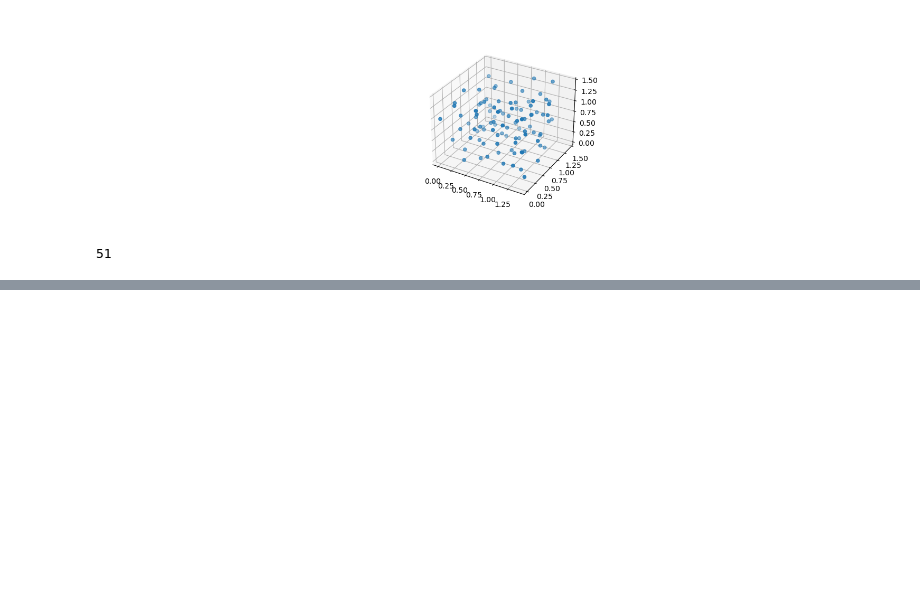
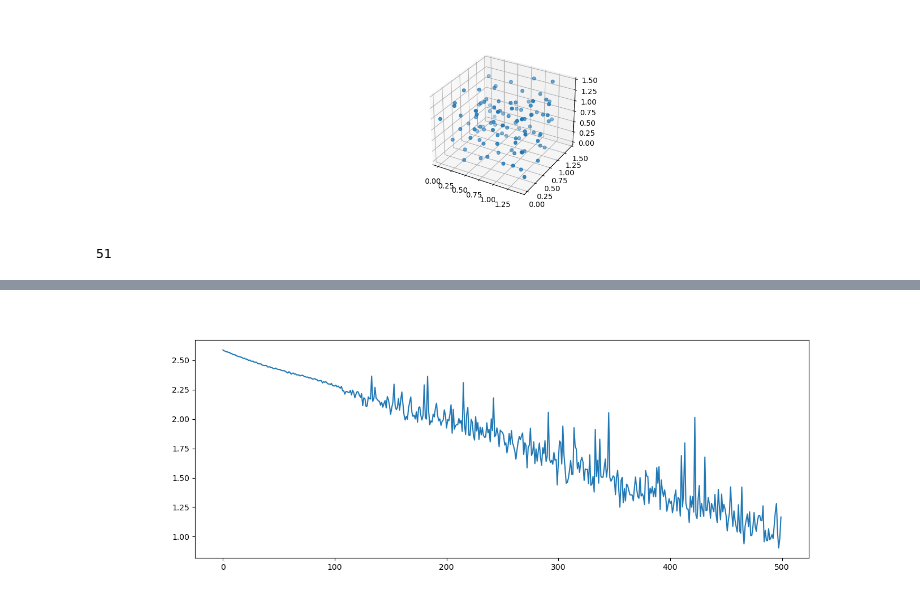
Before and after one commit to Naval-surange/GAENN, a Jupyter notebook: code/inter_molecular_AE.ipynb, the cells around one changed output, grey strips where cells are left out. Drawn from its saved outputs; the diff is of its cells as text; code cells hidden in the pictures; blank space fills up the shorter version.

```diff
--- a/code/inter_molecular_AE.ipynb
+++ b/code/inter_molecular_AE.ipynb
@@ -99,0 +351,12 @@ nx.draw_networkx(G)
+# %%
+in_channels = graphs[0].num_features
+out_channels = 2
+lr = 1e-4
+n_epochs = 500
+batch_size=2
+
+model = VGAE(VariationalGCNEncoder(in_channels, out_channels),
+             VariationalGCNDecoder(out_channels, in_channels))
+optimizer = torch.optim.Adam(model.parameters(), lr=lr)
+# %%
+train_loader = DataLoader(graphs, batch_size=batch_size)
@@ -99,0 +401,13 @@ nx.draw_networkx(G)
+# %%
+total_losses = []
+feature_losses = []
+edge_losses = []
+kl_losses = []
+
+for epoch in range(1, n_epochs + 1):
+    total_loss, feature_loss, edge_loss, kl_loss = train()
+    print(f'Epoch: {epoch:03d}, Total Loss: {total_loss:.4f}, Feature Loss: {feature_loss:.4f}, Edge Loss: {edge_loss:.4f}, KL Loss: {kl_loss:.4f}')
+    total_losses.append(total_loss)
+    feature_losses.append(feature_loss)
+    edge_losses.append(edge_loss)
+    kl_losses.append(kl_loss)
@@ -99,0 +432,7 @@ nx.draw_networkx(G)
+# %%
+
+plt.figure(figsize=(14, 5))
+plt.plot(total_losses, label='Total Loss')
+plt.show()
+# %% [output]
+[figure, added]
```
Also changed, not shown: parts of 19 cells of this notebook.
